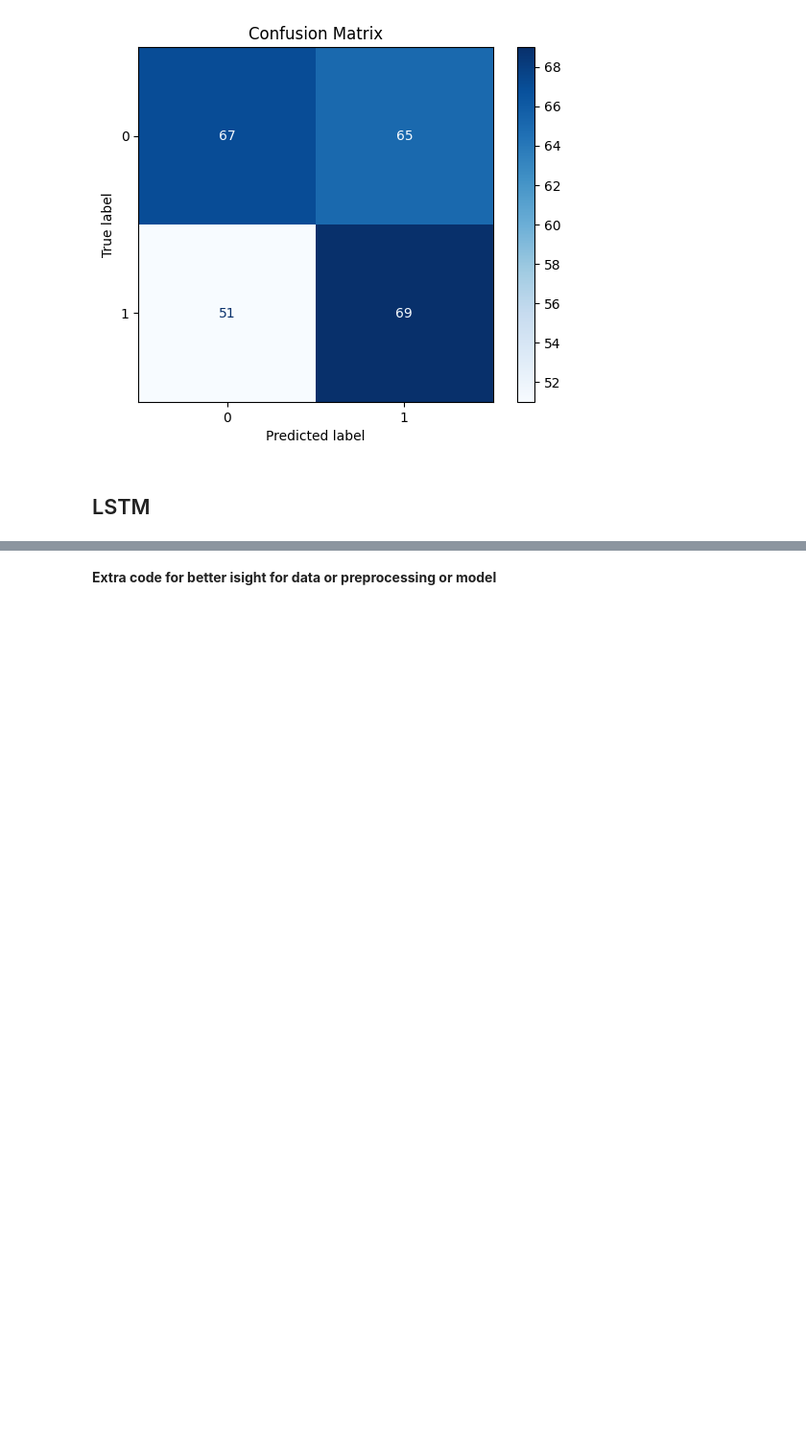
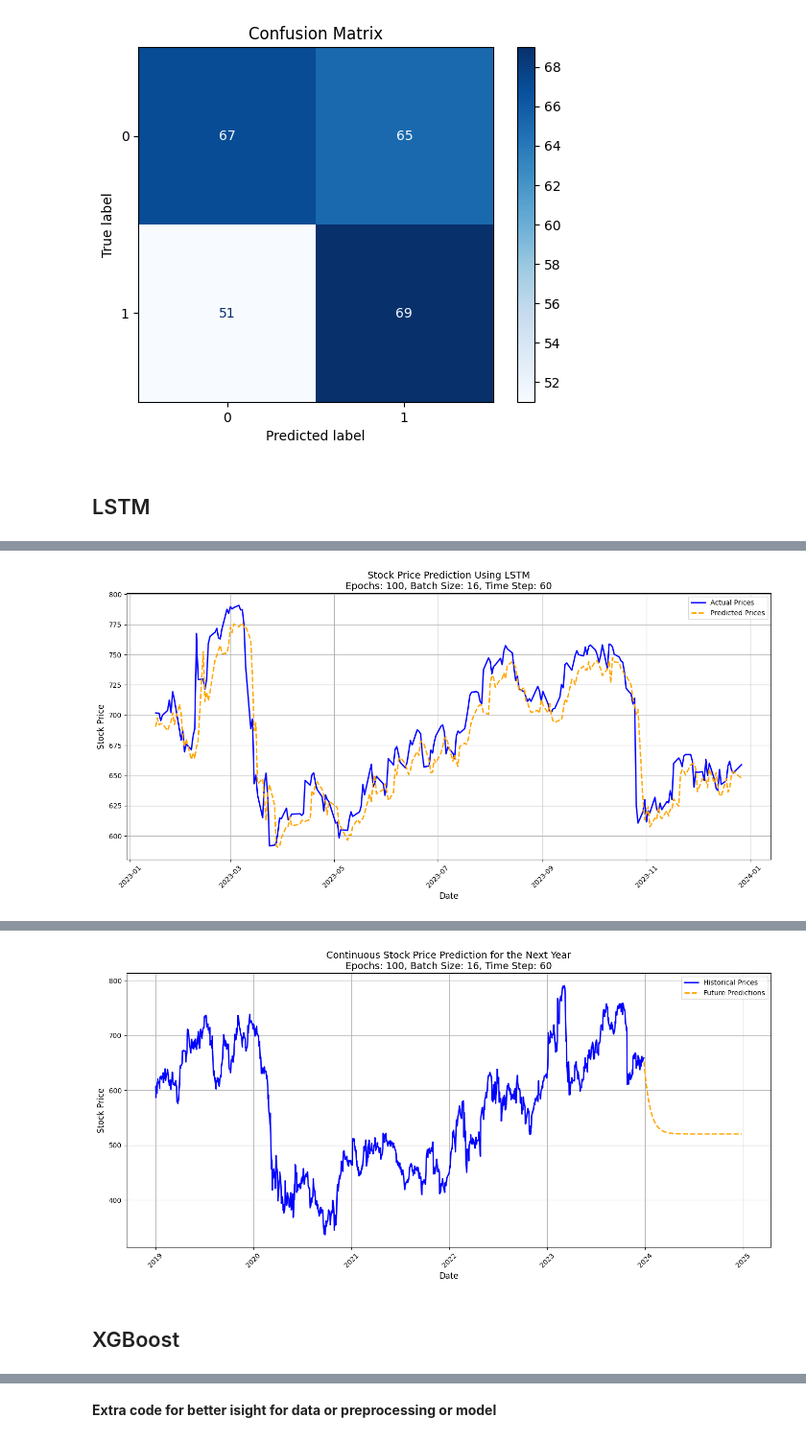
Before and after one commit to Muhammad-Abdullah-Jami/UK_Bank_Stocks_Prediction, a Jupyter notebook: Yfinance.ipynb, the cells around one changed output, grey strips where cells are left out. Shown at 96% size. Saved outputs shown, nothing was run; the diff lists cells and outputs as text; code cells hidden in the pictures; blank space fills up the shorter version.

```diff
--- a/Yfinance.ipynb
+++ b/Yfinance.ipynb
@@ -298,0 +566,59 @@ F1 Score: 0.5394795650543683
+# %%
+predicted_prices = model.predict(X_test)
+predicted_prices = scaler.inverse_transform(predicted_prices)
+plt.figure(figsize=(14, 7))
+
+# Plotting actual vs predicted prices
+plt.plot(df.index[train_size + TIME_STEP + 1:], df['Close'][train_size + TIME_STEP + 1:],
+         label='Actual Prices', color='blue', linewidth=2)
+plt.plot(df.index[train_size + TIME_STEP + 1:], predicted_prices,
+         label='Predicted Prices', color='orange', linestyle='--', linewidth=2)
+
+# Adding titles and labels
+plt.title('Stock Price Prediction Using LSTM\n'
+          f'Epochs: {EPOCHS}, Batch Size: {BATCH_SIZE}, Time Step: {TIME_STEP}', fontsize=14)
+plt.xlabel('Date', fontsize=12)
+plt.ylabel('Stock Price', fontsize=12)
+plt.xticks(rotation=45)
+plt.legend()
+plt.grid(True)
+plt.tight_layout()
+plt.show()
+
+# Making continuous predictions for the next year
+future_steps = 365  # Predicting for the next year
+last_data = scaled_data[-TIME_STEP:].reshape(1, TIME_STEP, 1)
+
+future_predictions = []
+
+for _ in range(future_steps):
+    predicted_price = model.predict(last_data)
+    future_predictions.append(predicted_price[0, 0])
+
+    # Update last_data for the next prediction
+    last_data = np.append(last_data[:, 1:, :], predicted_price.reshape(1, 1, 1), axis=1)
+
+# Prepare the index for future dates
+last_date = df.index[-1]
+future_dates = pd.date_range(start=last_date + pd.Timedelta(days=1), periods=future_steps)
+
+# Create a DataFrame for future predictions
+future_prices = scaler.inverse_transform(np.array(future_predictions).reshape(-1, 1))
+future_df = pd.DataFrame(data=future_prices, index=future_dates, columns=['Predicted Price'])
+
+# Plotting future predictions
+plt.figure(figsize=(14, 7))
+plt.plot(df.index, df['Close'], label='Historical Prices', color='blue', linewidth=2)
+plt.plot(future_df.index, future_df['Predicted Price'], label='Future Predictions', color='orange', linestyle='--', linewidth=2)
+
+# Adding titles and labels
+plt.title('Continuous Stock Price Prediction for the Next Year\n'
+          f'Epochs: {EPOCHS}, Batch Size: {BATCH_SIZE}, Time Step: {TIME_STEP}', fontsize=14)
+plt.xlabel('Date', fontsize=12)
+plt.ylabel('Stock Price', fontsize=12)
+plt.xticks(rotation=45)
+plt.legend()
+plt.grid(True)
+plt.tight_layout()
+plt.show()
+# %% [output]
@@ -298,0 +626 @@ F1 Score: 0.5394795650543683
+[figure, added]
@@ -298,0 +644,3 @@ F1 Score: 0.5394795650543683
+[figure, added]
+# %% [markdown]
+## XGBoost
```
Also changed, not shown: parts of 22 cells of this notebook.
